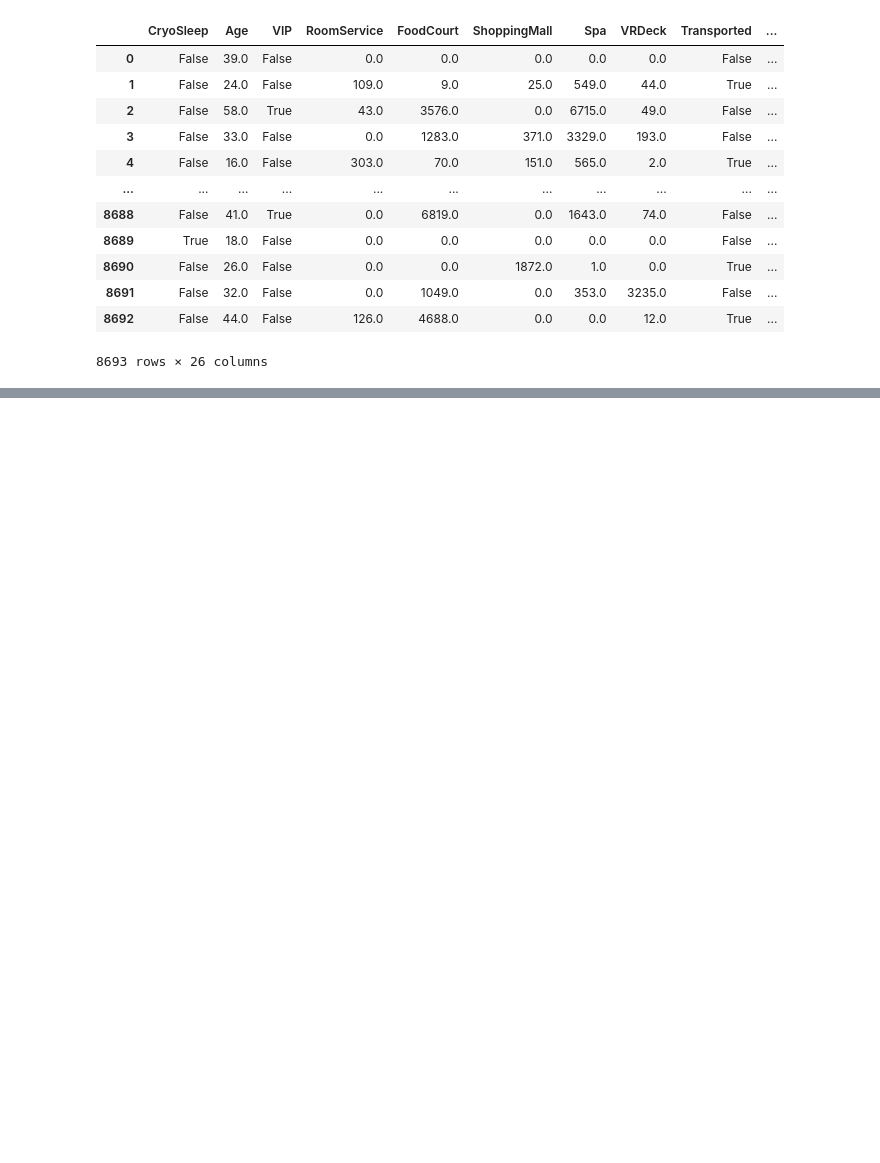
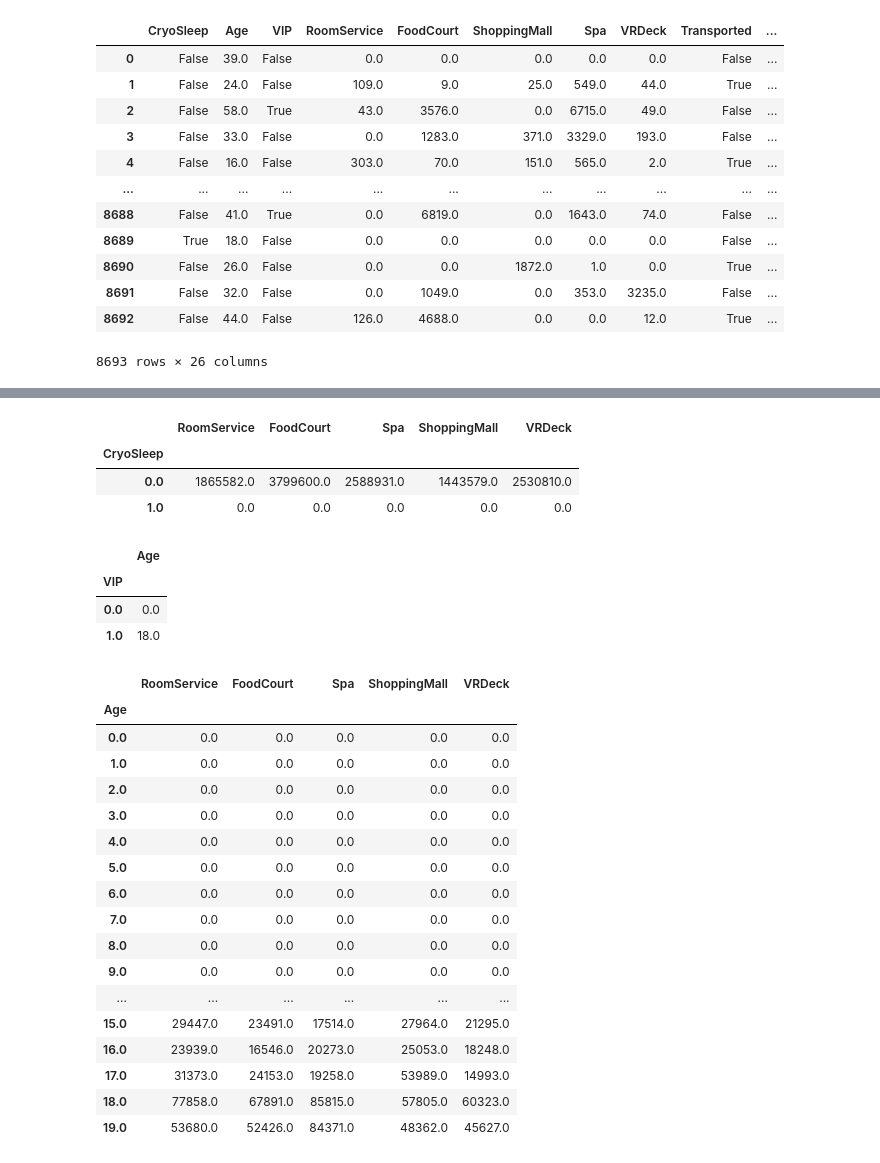
Before and after one commit to MMMarinov/ProjectPortfolio, a Jupyter notebook: 1. Titanic_SpaceShip - Binary Classification/Titanic_SpaceShip_XGBoost.ipynb, the cells around one changed output, grey strips where cells are left out. Cells and saved outputs as stored; diff of their text form; code cells hidden in the pictures; blank space fills up the shorter version.

```diff
--- a/1. Titanic_SpaceShip - Binary Classification/Titanic_SpaceShip_XGBoost.ipynb
+++ b/1. Titanic_SpaceShip - Binary Classification/Titanic_SpaceShip_XGBoost.ipynb
@@ -229,0 +244,41 @@ heatmap = sns.heatmap(corr, annot=True, cmap="Blues", fmt='.1g')
+# %%
+# This proves my first obeservation with the relation to CryoSleep & Expenses
+titanic_data_eda_dropped[['CryoSleep','RoomService','FoodCourt','Spa','ShoppingMall','VRDeck']].groupby('CryoSleep').sum()
+# %% [output]
+|  | RoomService | FoodCourt | Spa | ShoppingMall | VRDeck |
+| CryoSleep |  |  |  |  |  |
+| 0.0 | 1865582.0 | 3799600.0 | 2588931.0 | 1443579.0 | 2530810.0 |
+| 1.0 | 0.0 | 0.0 | 0.0 | 0.0 | 0.0 |
+# %%
+# The youngest VIP is 18 Year Old
+titanic_data_eda_dropped[['VIP','Age']].groupby('VIP').min()
+# %% [output]
+|  | Age |
+| VIP |  |
+| 0.0 | 0.0 |
+| 1.0 | 18.0 |
+# %%
+# The youngest to spend any money is 13 Years Old
+titanic_data_eda_dropped[['RoomService','FoodCourt','Spa','ShoppingMall','VRDeck','Age']]\
+    .groupby('Age')\
+    .sum()\
+    .head(20)
+# %% [output]
+|  | RoomService | FoodCourt | Spa | ShoppingMall | VRDeck |
+| Age |  |  |  |  |  |
+| 0.0 | 0.0 | 0.0 | 0.0 | 0.0 | 0.0 |
+| 1.0 | 0.0 | 0.0 | 0.0 | 0.0 | 0.0 |
+| 2.0 | 0.0 | 0.0 | 0.0 | 0.0 | 0.0 |
+| 3.0 | 0.0 | 0.0 | 0.0 | 0.0 | 0.0 |
+| 4.0 | 0.0 | 0.0 | 0.0 | 0.0 | 0.0 |
+| 5.0 | 0.0 | 0.0 | 0.0 | 0.0 | 0.0 |
+| 6.0 | 0.0 | 0.0 | 0.0 | 0.0 | 0.0 |
+| 7.0 | 0.0 | 0.0 | 0.0 | 0.0 | 0.0 |
+| 8.0 | 0.0 | 0.0 | 0.0 | 0.0 | 0.0 |
+| 9.0 | 0.0 | 0.0 | 0.0 | 0.0 | 0.0 |
+| ... | ... | ... | ... | ... | ... |
+| 15.0 | 29447.0 | 23491.0 | 17514.0 | 27964.0 | 21295.0 |
+| 16.0 | 23939.0 | 16546.0 | 20273.0 | 25053.0 | 18248.0 |
+| 17.0 | 31373.0 | 24153.0 | 19258.0 | 53989.0 | 14993.0 |
+| 18.0 | 77858.0 | 67891.0 | 85815.0 | 57805.0 | 60323.0 |
+| 19.0 | 53680.0 | 52426.0 | 84371.0 | 48362.0 | 45627.0 |
```
Also changed, not shown: parts of 12 cells of this notebook, 3 other files.
